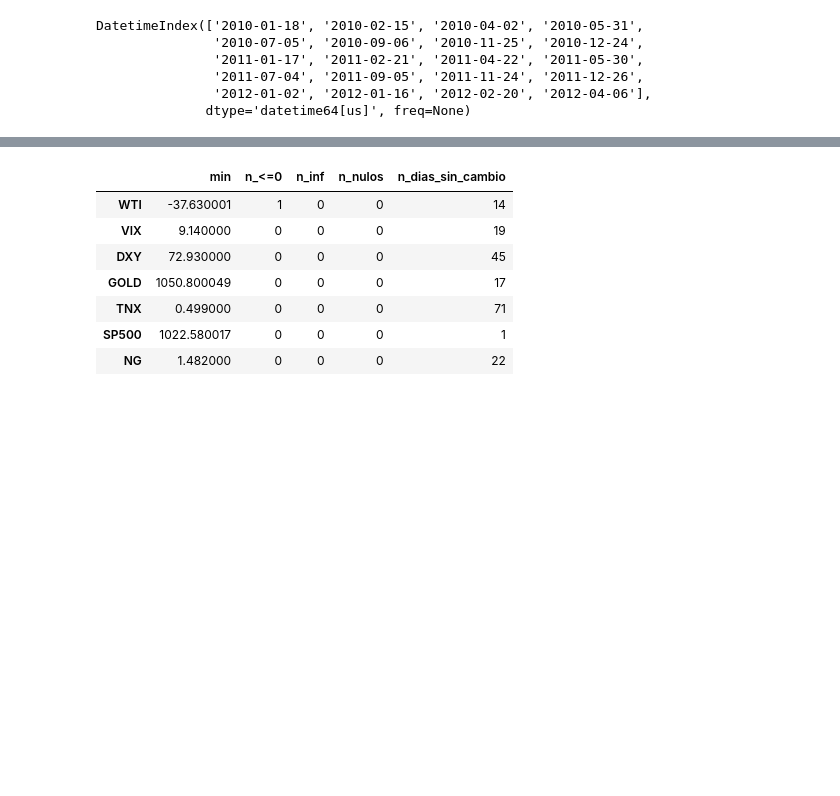
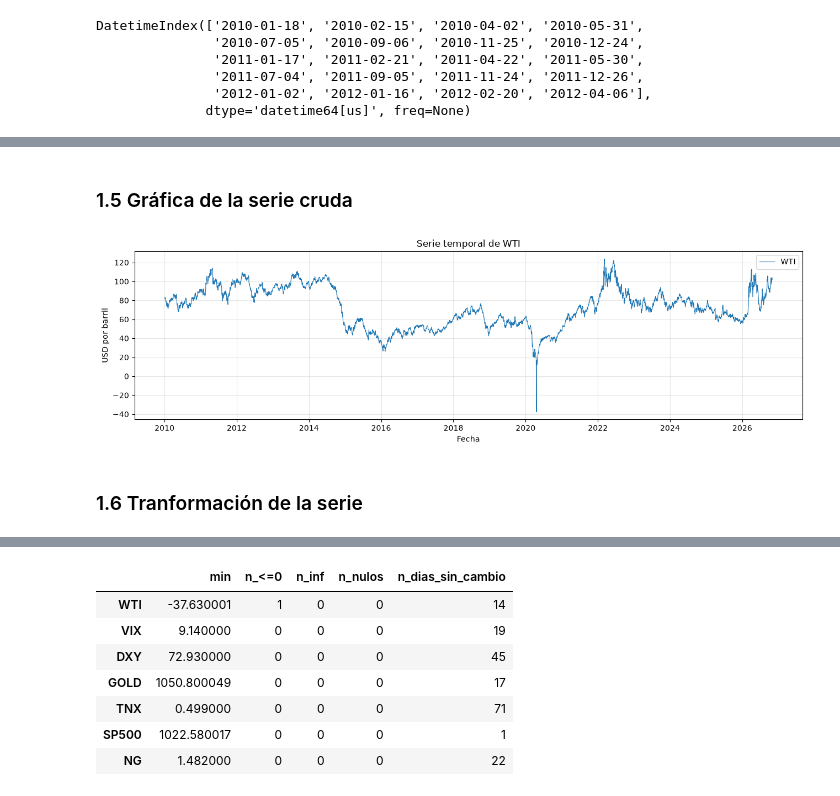
Before and after one commit to darlamai/proyecto_final_ml_wti, a Jupyter notebook: notebooks/01.eda_raw.ipynb, the cells around one changed output, grey strips where cells are left out. Cells and saved outputs as stored; diff of their text form; code cells hidden in the pictures; blank space fills up the shorter version.

```diff
--- a/notebooks/01.eda_raw.ipynb
+++ b/notebooks/01.eda_raw.ipynb
@@ -153,0 +307,8 @@ datetime64[us] True 0
+# %% [markdown]
+### 1.5 Gráfica de la serie cruda
+# %%
+eda.graficar_serie_temporal(base["WTI"], nombre="WTI", unidad="USD por barril")
+# %% [output]
+[figure, added]
+# %% [markdown]
+### 1.6 Tranformación de la serie
```
Also changed, not shown: parts of 46 cells of this notebook, 1 other file.
